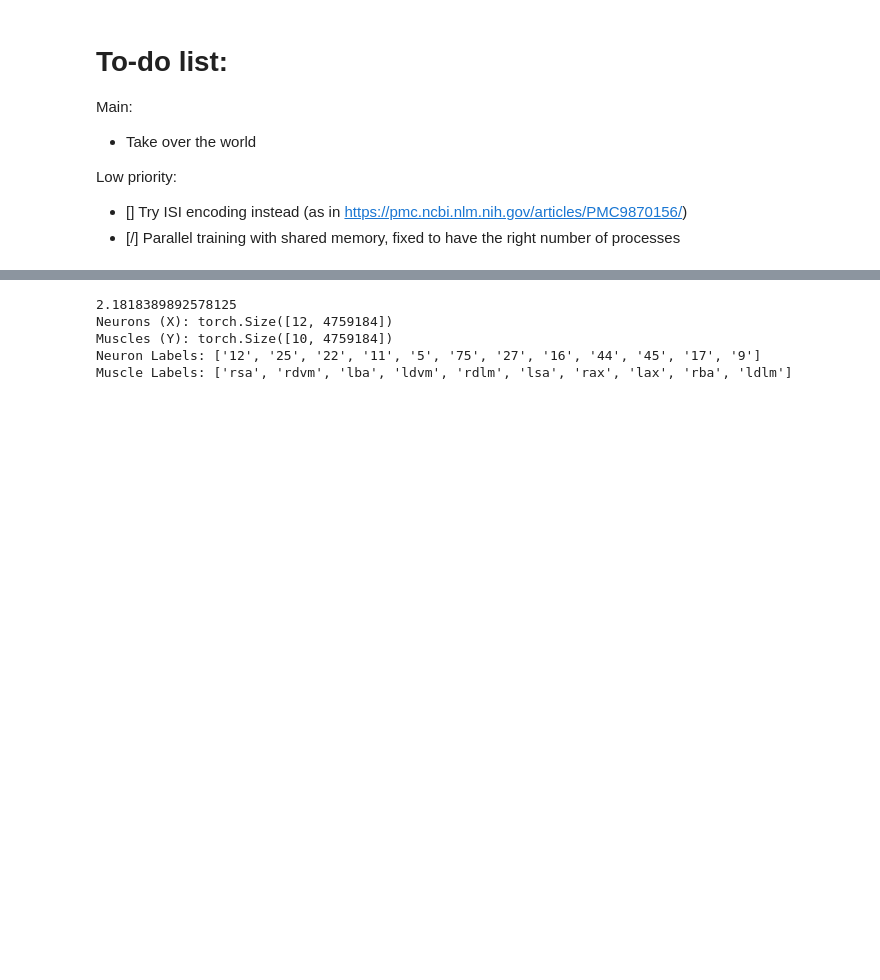
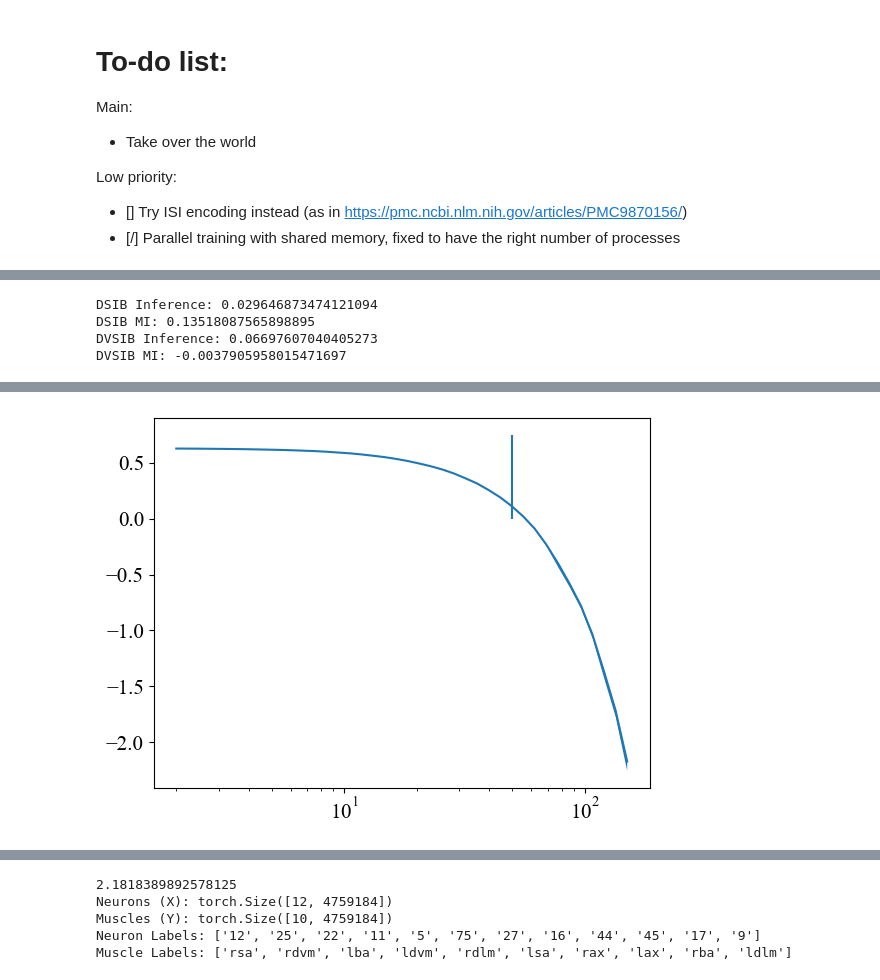
Before and after one commit to LeoJW/VNCMPanalysis, a Jupyter notebook: eslam_MI/Mothy_MI.ipynb, the cells around one changed output, grey strips where cells are left out. Cells and saved outputs as stored; diff of their text form; code cells hidden in the pictures; blank space fills up the shorter version.

```diff
--- a/eslam_MI/Mothy_MI.ipynb
+++ b/eslam_MI/Mothy_MI.ipynb
@@ -183,0 +201,45 @@ ax.set_ylim(0)
+# %%
+precision_noise_levels = np.hstack((0, np.logspace(np.log10(0.002), np.log10(0.1), 30)))
+n_repeats = 50
+
+with torch.no_grad():
+    synchronize()
+    tic = time.time()
+    mi = - model(ds.X, ds.Y).detach().cpu().numpy()
+    synchronize()
+    print(f'DSIB Inference: {time.time() - tic}')
+    print(f'DSIB MI: {mi}')
+
+    synchronize()
+    tic = time.time()
+    mi = model_DVSIB(ds.X, ds.Y)[2].detach().cpu().numpy()
+    synchronize()
+    print(f'DVSIB Inference: {time.time() - tic}')
+    print(f'DVSIB MI: {mi}')
+# %% [output]
+DSIB Inference: 0.029646873474121094
+DSIB MI: 0.13518087565898895
+DVSIB Inference: 0.06697607040405273
+DVSIB MI: -0.0037905958015471697
+# %%
+precision_noise_levels = np.hstack((0, np.logspace(np.log10(0.002), np.log10(0.15), 40)))
+n_repeats = 15
+
+synchronize()
+tic = time.time()
+precision_mi = precision(precision_noise_levels, ds, model, n_repeats=n_repeats)
+synchronize()
+final_time = time.time() - tic
+print(f'Precision DSIB: {final_time}, {final_time / 1500} s/iteration')
+
+fig, ax = plt.subplots()
+mean_sig, sd_sig = precision_mi[1:].mean(axis=1), precision_mi[1:].std(axis=1)
+ax.plot(precision_noise_levels[1:] * 1000, mean_sig)
+ax.fill_between(precision_noise_levels[1:] * 1000, mean_sig, mean_sig - sd_sig, mean_sig + sd_sig)
+ax.vlines(0.05 * 1000, ymin=0, ymax=0.75)
+
+# mean_sig, sd_sig = precision_mi_dvsib[1:].mean(axis=1), precision_mi_dvsib[1:].std(axis=1)
+# ax.plot(precision_noise_levels[1:] * 1000, mean_sig)
+# ax.fill_between(precision_noise_levels[1:] * 1000, mean_sig, mean_sig - sd_sig, mean_sig + sd_sig)
+ax.set_xscale('log')
+# %% [output]
@@ -183,0 +247 @@ ax.set_ylim(0)
+[figure, added]
```
Also changed, not shown: parts of 14 cells of this notebook, 1 other file.
